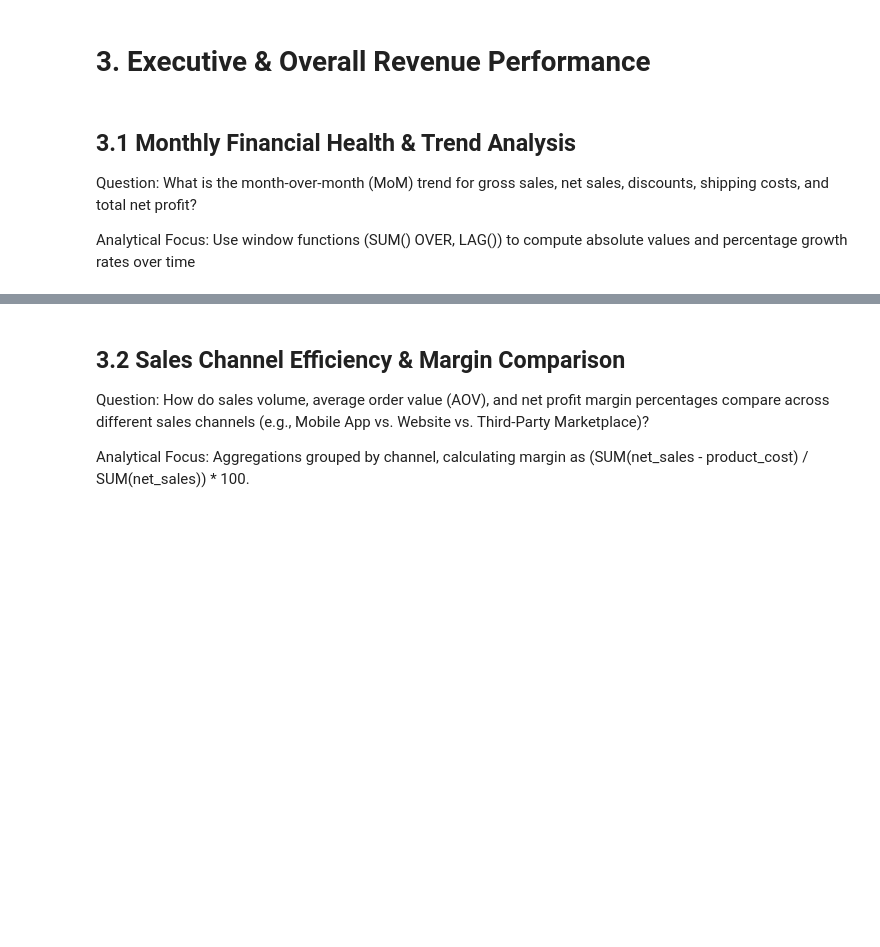
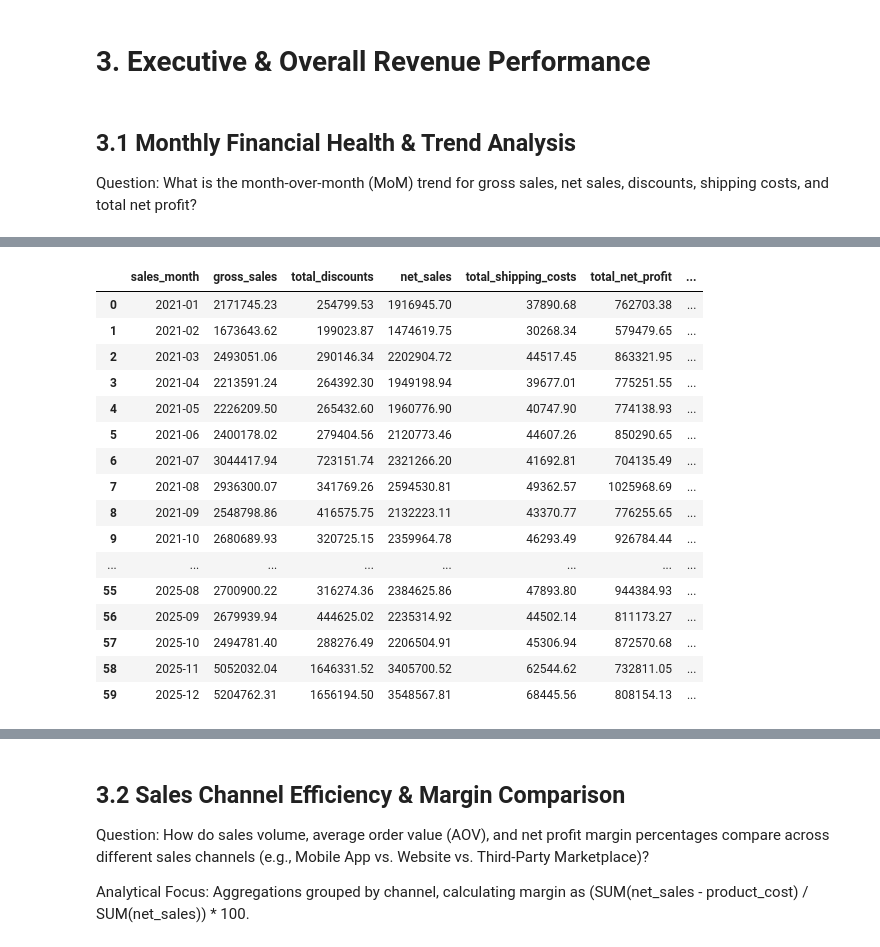
Before and after one commit to Kartika-Nidhi/E-Commerce_Analysis_SQL, a Jupyter notebook: E-commerceSalesAnalysisSQL.ipynb, the cells around one changed output, grey strips where cells are left out. Cells and saved outputs as stored; diff of their text form; code cells hidden in the pictures; blank space fills up the shorter version.

```diff
--- a/E-commerceSalesAnalysisSQL.ipynb
+++ b/E-commerceSalesAnalysisSQL.ipynb
@@ -161,7 +161,5 @@ There are 20 marketing campaigns record.
 ## 3.1 Monthly Financial Health & Trend Analysis
 
 Question: What is the month-over-month (MoM) trend for gross sales, net sales, discounts, shipping costs, and total net profit?
-
-Analytical Focus: Use window functions (SUM() OVER, LAG()) to compute absolute values and percentage growth rates over time
 # %% [markdown]
 <div>
@@ -259,0 +166,73 @@ plt.show()
+# %%
+query = """
+WITH monthly_metrics AS (
+    SELECT
+        DATE_FORMAT(o.order_date, '%%Y-%%m-01') AS sales_month,
+        SUM(oi.quantity * oi.unit_price) AS gross_sales,
+        SUM(COALESCE(oi.discount_amount, 0)) AS total_discounts,
+        SUM((oi.quantity * oi.unit_price) - COALESCE(oi.discount_amount, 0)) AS net_sales,
+        SUM(oi.shipping_cost) AS total_shipping_costs,
+        SUM(
+            ((oi.quantity * oi.unit_price) - COALESCE(oi.discount_amount, 0))
+            - oi.shipping_cost
+            - oi.product_cost
+        ) AS total_net_profit
+    FROM orders AS o
+    JOIN order_items AS oi
+        ON o.order_id = oi.order_id
+    WHERE o.order_status = 'Completed'
+    GROUP BY DATE_FORMAT(o.order_date, '%%Y-%%m-01')
+),
+mom_calculations AS (
+    SELECT
+        sales_month,
+        gross_sales,
+        total_discounts,
+        net_sales,
+        total_shipping_costs,
+        total_net_profit,
+
+        LAG(gross_sales) OVER (ORDER BY sales_month) AS prev_gross_sales,
+        LAG(total_discounts) OVER (ORDER BY sales_month) AS prev_total_discounts,
+        LAG(net_sales) OVER (ORDER BY sales_month) AS prev_net_sales,
+        LAG(total_shipping_costs) OVER (ORDER BY sales_month) AS prev_shipping_costs,
+        LAG(total_net_profit) OVER (ORDER BY sales_month) AS prev_net_profit
+    FROM monthly_metrics
+)
+SELECT
+    DATE_FORMAT(sales_month, '%%Y-%%m') AS sales_month,
+    gross_sales,
+    total_discounts,
+    net_sales,
+    total_shipping_costs,
+    total_net_profit,
+
+    ROUND(((gross_sales - prev_gross_sales) / NULLIF(prev_gross_sales, 0)) * 100, 2) AS gross_sales_mom_pct,
+    ROUND(((total_discounts - prev_total_discounts) / NULLIF(prev_total_discounts, 0)) * 100, 2) AS discounts_mom_pct,
+    ROUND(((net_sales - prev_net_sales) / NULLIF(prev_net_sales, 0)) * 100, 2) AS net_sales_mom_pct,
+    ROUND(((total_shipping_costs - prev_shipping_costs) / NULLIF(prev_shipping_costs, 0)) * 100, 2) AS shipping_costs_mom_pct,
+    ROUND(((total_net_profit - prev_net_profit) / NULLIF(prev_net_profit, 0)) * 100, 2) AS net_profit_mom_pct
+FROM mom_calculations
+ORDER BY sales_month;
+"""
+
+sales = pd.read_sql(query, engine)
+sales
+# %% [output]
+|  | sales_month | gross_sales | total_discounts | net_sales | total_shipping_costs | total_net_profit | ... |
+| 0 | 2021-01 | 2171745.23 | 254799.53 | 1916945.70 | 37890.68 | 762703.38 | ... |
+| 1 | 2021-02 | 1673643.62 | 199023.87 | 1474619.75 | 30268.34 | 579479.65 | ... |
+| 2 | 2021-03 | 2493051.06 | 290146.34 | 2202904.72 | 44517.45 | 863321.95 | ... |
+| 3 | 2021-04 | 2213591.24 | 264392.30 | 1949198.94 | 39677.01 | 775251.55 | ... |
+| 4 | 2021-05 | 2226209.50 | 265432.60 | 1960776.90 | 40747.90 | 774138.93 | ... |
+| 5 | 2021-06 | 2400178.02 | 279404.56 | 2120773.46 | 44607.26 | 850290.65 | ... |
+| 6 | 2021-07 | 3044417.94 | 723151.74 | 2321266.20 | 41692.81 | 704135.49 | ... |
+| 7 | 2021-08 | 2936300.07 | 341769.26 | 2594530.81 | 49362.57 | 1025968.69 | ... |
+| 8 | 2021-09 | 2548798.86 | 416575.75 | 2132223.11 | 43370.77 | 776255.65 | ... |
+| 9 | 2021-10 | 2680689.93 | 320725.15 | 2359964.78 | 46293.49 | 926784.44 | ... |
+| ... | ... | ... | ... | ... | ... | ... | ... |
+| 55 | 2025-08 | 2700900.22 | 316274.36 | 2384625.86 | 47893.80 | 944384.93 | ... |
+| 56 | 2025-09 | 2679939.94 | 444625.02 | 2235314.92 | 44502.14 | 811173.27 | ... |
+| 57 | 2025-10 | 2494781.40 | 288276.49 | 2206504.91 | 45306.94 | 872570.68 | ... |
+| 58 | 2025-11 | 5052032.04 | 1646331.52 | 3405700.52 | 62544.62 | 732811.05 | ... |
+| 59 | 2025-12 | 5204762.31 | 1656194.50 | 3548567.81 | 68445.56 | 808154.13 | ... |
```
Also changed, not shown: parts of 5 cells of this notebook.
